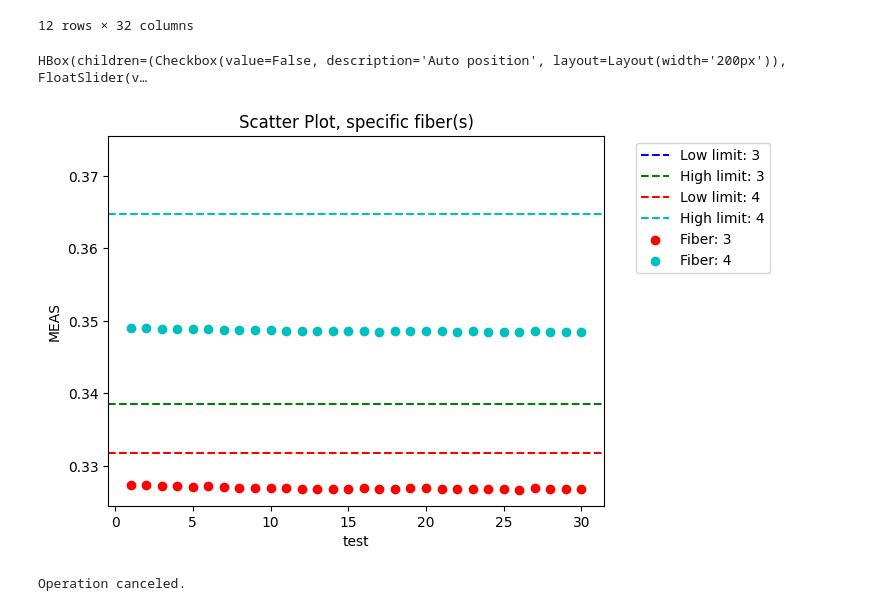
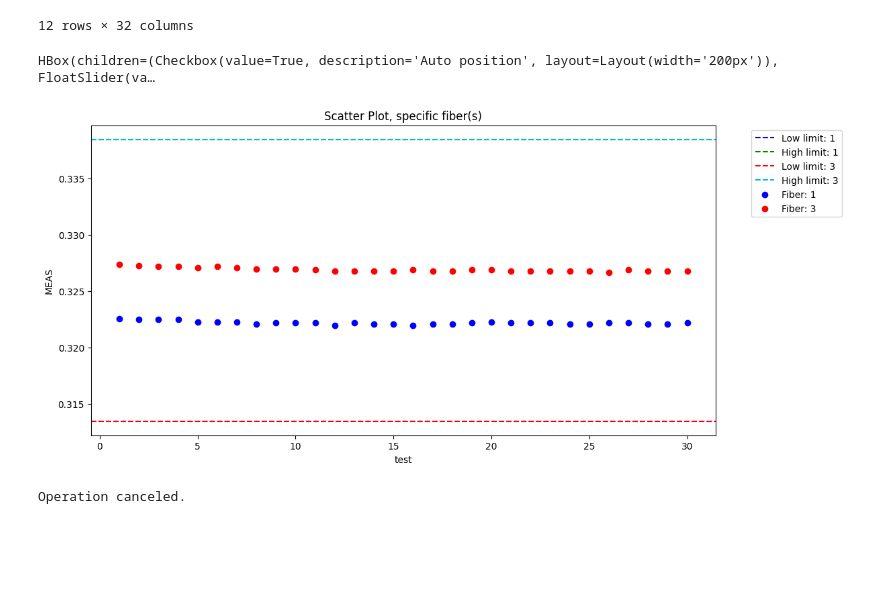
Before and after one commit to LucianoGP95/Python_Eiit_RyR, a Jupyter notebook: a2_Analyser/notebooks/a2_Limits_Generator.ipynb, the cells around one changed output. Drawn from its saved outputs; the diff is of its cells as text; code cells hidden in the pictures; blank space fills up the shorter version.

```diff
--- a/a2_Analyser/notebooks/a2_Limits_Generator.ipynb
+++ b/a2_Analyser/notebooks/a2_Limits_Generator.ipynb
@@ -111,11 +111,11 @@ output
 # %%
 ##Specific fibers visualization
 yrange = position_chart(mean_slider, range_slider, auto_position_flag=auto_position.value)
 display(HBox([auto_position, mean_slider, range_slider]))
-plot_scatter(MEAS, title='Scatter Plot, specific fiber(s)', xlabel='test', ylabel='MEAS', limits=new_limits, filter=[3, 4], yrange=yrange)
+plot_scatter(MEAS, title='Scatter Plot, specific fiber(s)', xlabel='test', ylabel='MEAS', limits=new_limits, filter=[1, 3], yrange=yrange)
 # %% [output]
-HBox(children=(Checkbox(value=False, description='Auto position', layout=Layout(width='200px')), FloatSlider(v…
+HBox(children=(Checkbox(value=True, description='Auto position', layout=Layout(width='200px')), FloatSlider(va…
-[figure, old version]
+[figure, new version]
 # %%
 ##Data export and limit file generation
 name = glob.tooling + "_" + get_date() + ".xlsx"
```
Also changed, not shown: parts of 3 cells of this notebook, 12 other files.
